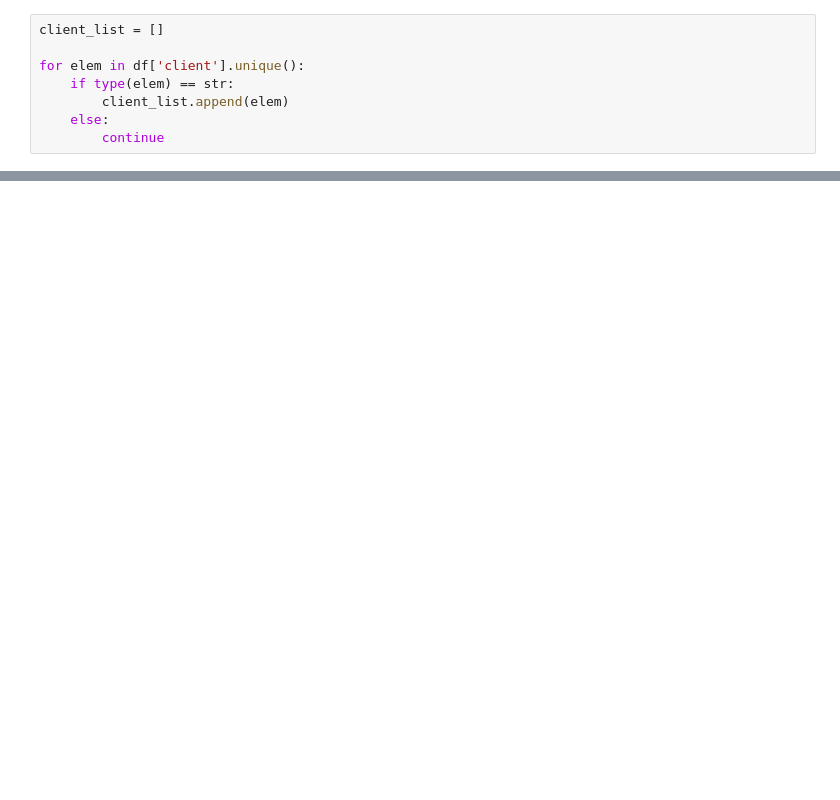
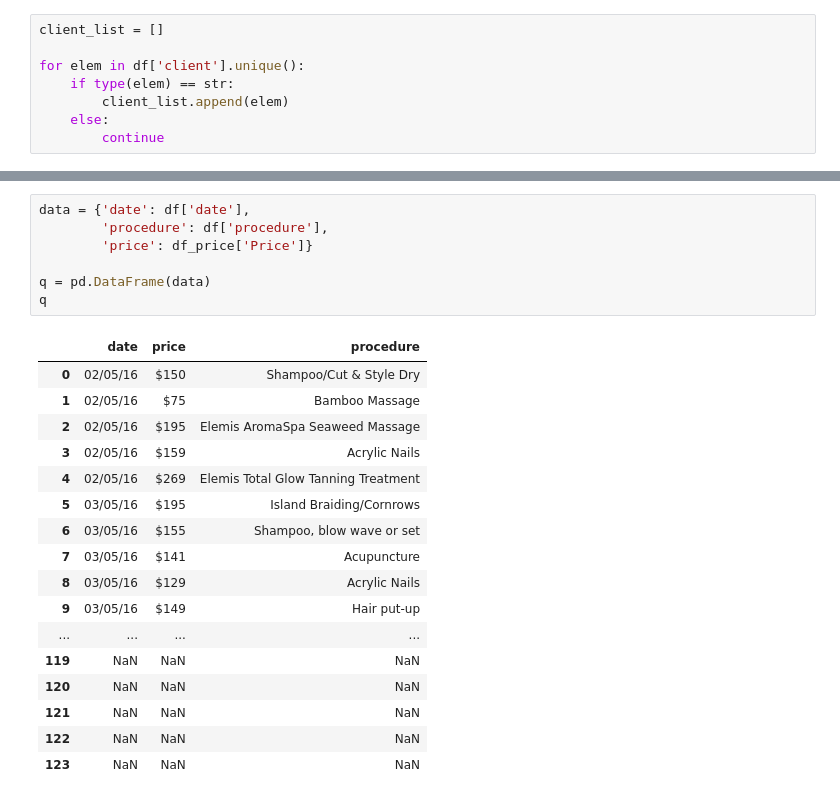
Before and after one commit to iapkarian/cosmetic_dataset, a Jupyter notebook: salon_analysis.ipynb, the cells around one changed output, grey strips where cells are left out. Drawn from its saved outputs; the diff is of its cells as text; blank space fills up the shorter version.

```diff
--- a/salon_analysis.ipynb
+++ b/salon_analysis.ipynb
@@ -81,0 +60,25 @@ protection_loss
+# %%
+data = {'date': df['date'],
+        'procedure': df['procedure'],
+        'price': df_price['Price']}
+
+q = pd.DataFrame(data)
+q
+# %% [output]
+|  | date | price | procedure |
+| 0 | 02/05/16 | $150 | Shampoo/Cut & Style Dry |
+| 1 | 02/05/16 | $75 | Bamboo Massage |
+| 2 | 02/05/16 | $195 | Elemis AromaSpa Seaweed Massage |
+| 3 | 02/05/16 | $159 | Acrylic Nails |
+| 4 | 02/05/16 | $269 | Elemis Total Glow Tanning Treatment |
+| 5 | 03/05/16 | $195 | Island Braiding/Cornrows |
+| 6 | 03/05/16 | $155 | Shampoo, blow wave or set |
+| 7 | 03/05/16 | $141 | Acupuncture |
+| 8 | 03/05/16 | $129 | Acrylic Nails |
+| 9 | 03/05/16 | $149 | Hair put-up |
+| ... | ... | ... | ... |
+| 119 | NaN | NaN | NaN |
+| 120 | NaN | NaN | NaN |
+| 121 | NaN | NaN | NaN |
+| 122 | NaN | NaN | NaN |
+| 123 | NaN | NaN | NaN |
```
Also changed, not shown: parts of 4 cells of this notebook.
